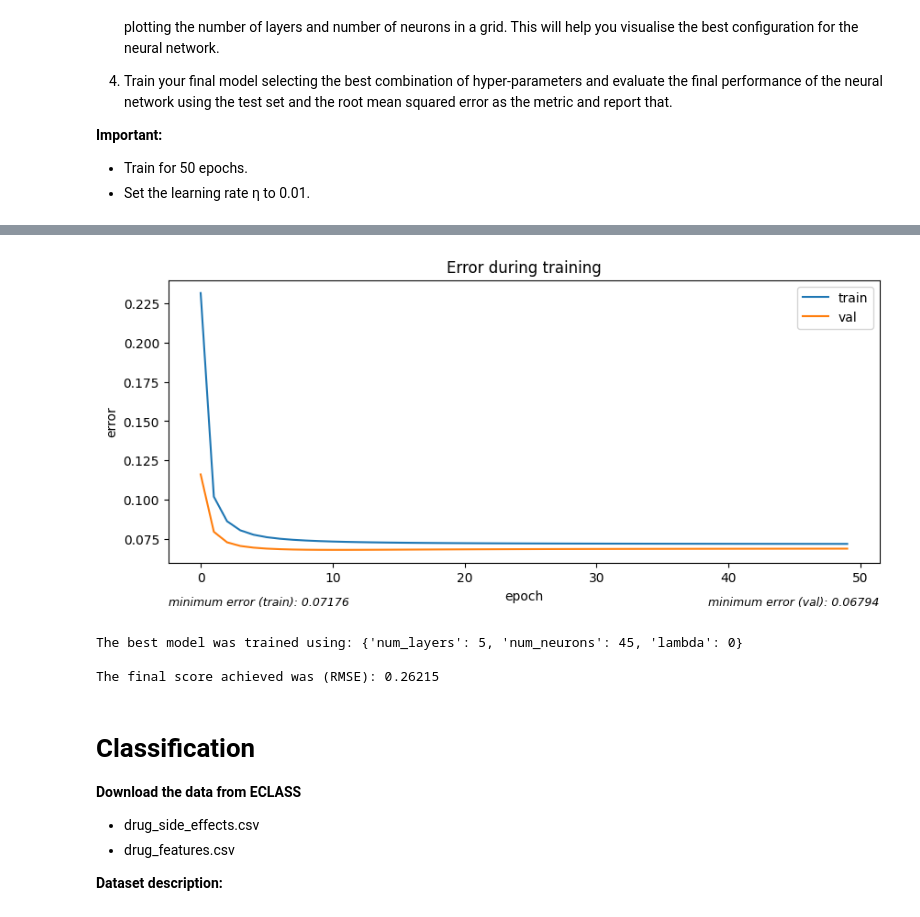
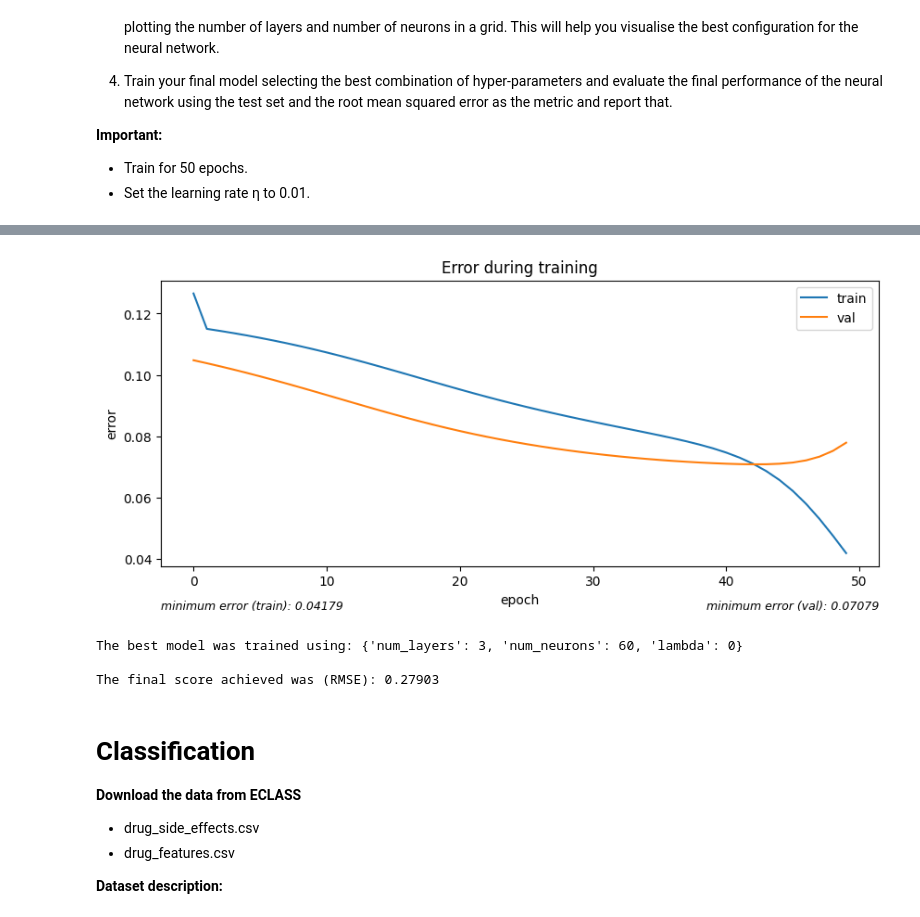
Before and after one commit to gtironi/MachineLearning, a Jupyter notebook: tacd/assigment_3/assigment3.ipynb, the cells around one changed output, grey strips where cells are left out. Drawn from its saved outputs; the diff is of its cells as text; code cells hidden in the pictures.

```diff
--- a/tacd/assigment_3/assigment3.ipynb
+++ b/tacd/assigment_3/assigment3.ipynb
@@ -337,23 +428,24 @@ y = dataset_energy[["Y1", "Y2"]].values #we will use as numpy array
 X_train, X_test_val, y_train, y_test_val = train_test_split(X, y, train_size=0.70, random_state=42)
 X_val, X_test, y_val, y_test = train_test_split(X_test_val, y_test_val, test_size=0.50, random_state=42)
 
+#stantardize the data to prevent overflow
 scaler = MyStandardScaler()
-
-#stantardize the data to prevent overflow (maybe useless)
 X_train_normalized = np.array(scaler.fit_transform(X_train))
 X_val_normalized = np.array(scaler.transform(X_val))
 X_test_normalized = np.array(scaler.transform(X_test))
 
+#define the parameter grid
 param_grid = {
-    'num_layers': [1, 3, 5],
-    'num_neurons': [15, 30, 45],
+    'num_layers': [3, 5, 7],
+    'num_neurons': [15, 50, 60],
     'lambda': [0, 0.0001, 0.01]
 }
 
+#perform grid search
 grid_search = GridSearch(Network, param_grid)
+grid_search.fit(X_train_normalized, y_train, X_val_normalized, y_val, epochs=50, learning_rate=0.03)
 
-grid_search.fit(X_train_normalized, y_train, X_val_normalized, y_val, epochs=50, learning_rate=0.01)
-
+#plot heatmaps
 grid_search.plot_heatmaps()
 
 #best model parameters
@@ -372,42 +457,43 @@ best_params = grid_search.best_params_
 # %%
-# best model train
+#best model train
 num_layers = best_params["num_layers"]
 num_neurons = best_params["num_neurons"]
 alpha = best_params["lambda"]
 
-# put together the train and validation set to use in the final model
+#put together the train and validation set to use in the final model
 X_train_completo = np.concatenate((X_train_normalized, X_val_normalized))
 y_train_completo = np.concatenate((y_train, y_val))
 
 network = Network()
 
-# use the test set here to analyse the mse during the train
+#use the test set here to analyse the mse during the train
 network.use(mse, mse_prime, X_test_normalized, y_test, alpha=alpha)
 
-# first layer
-network.add(FCLayer(X_train_completo.shape[1], num_neurons, sigmoid, sigmoid_deriv))
+#first layer
+network.add(Layer(X_train_completo.shape[1], num_neurons, sigmoid, sigmoid_deriv))
 
-# hiddens layers
+#hiddens layers
 for _ in range(1, num_layers):
     #all layers have the same number of neurons
-    network.add(FCLayer(num_neurons, num_neurons, sigmoid, sigmoid_deriv))
-# output layer
-network.add(FCLayer(num_neurons, y_train_completo.shape[1], identity, identity_deriv))
+    network.add(Layer(num_neurons, num_neurons, sigmoid, sigmoid_deriv))
 
-network.fit(X_train_completo, y_train_completo, epochs=50, learning_rate=0.1, print_erro=False)
+#output layer
+network.add(Layer(num_neurons, y_train_completo.shape[1], identity, identity_deriv))
 
+#train and use the network
+network.fit(X_train_completo, y_train_completo, epochs=50, learning_rate=0.03, print_erro=False)
+y_pred = network.predict(X_test_normalized)
+
+#get and show performance metrics
+final_score = np.sqrt(mse(y_test, y_pred))
 network.plot_errors()
 
-y_pred = network.predict(X_test_normalized)
-
-final_score = np.sqrt(mse(y_test, y_pred))
-
 print(f"The best model was trained using: {best_params}\n\nThe final score achieved was (RMSE): {(final_score):.5f}")
 # %% [output]
-[figure, old version]
+[figure, new version]
-The best model was trained using: {'num_layers': 5, 'num_neurons': 45, 'lambda': 0}
+The best model was trained using: {'num_layers': 3, 'num_neurons': 60, 'lambda': 0}
 
-The final score achieved was (RMSE): 0.26215
+The final score achieved was (RMSE): 0.27903
 # %% [markdown]
 # Classification
 
```
Also changed, not shown: parts of 7 cells of this notebook.
